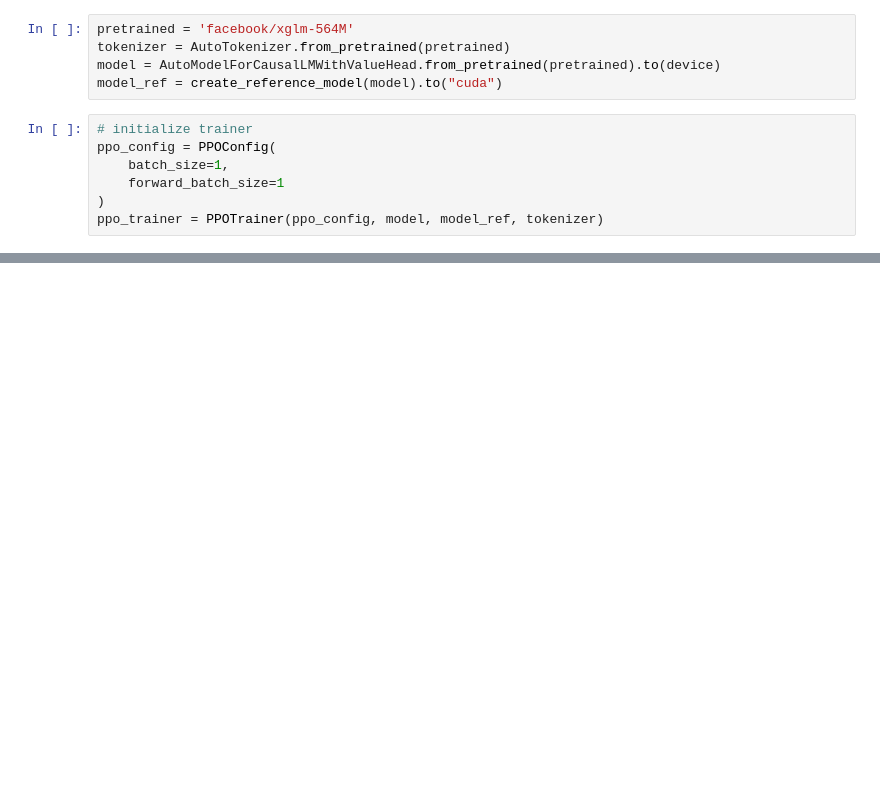
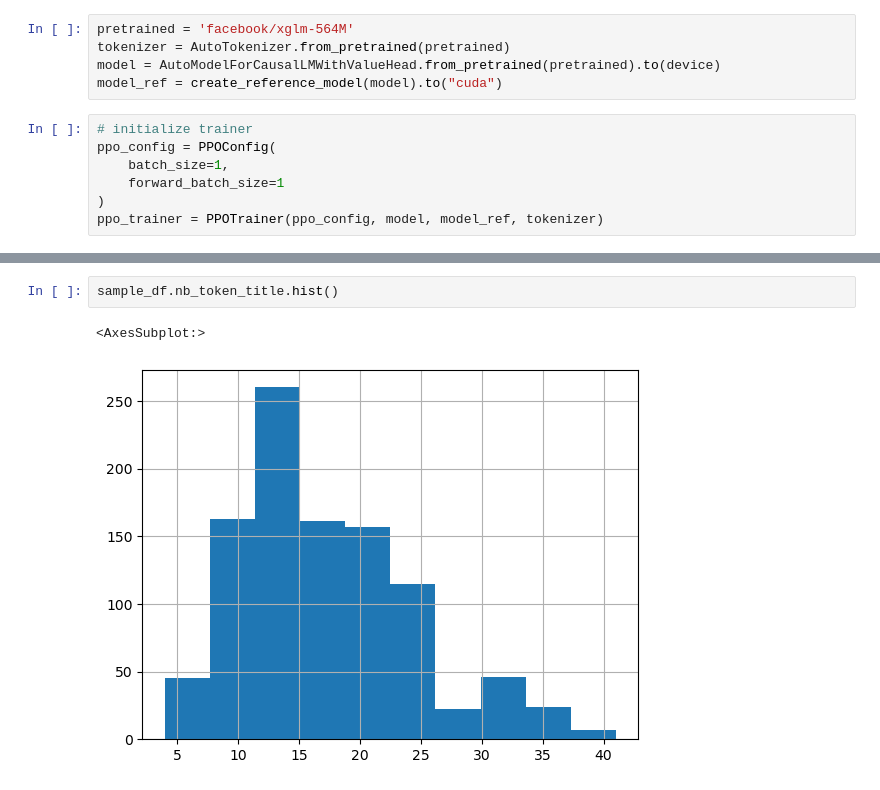
Before and after one commit to PyThaiNLP/WangChanGLM, a Jupyter notebook: notebook/explore_xglm.ipynb, the cells around one changed output, grey strips where cells are left out. Drawn from its saved outputs; the diff is of its cells as text; blank space fills up the shorter version.

```diff
--- a/notebook/explore_xglm.ipynb
+++ b/notebook/explore_xglm.ipynb
@@ -197,0 +275,5 @@ all_df[['title','body','']]
+# %%
+sample_df.nb_token_title.hist()
+# %% [output]
+<AxesSubplot:>
+[figure, added]
```
Also changed, not shown: parts of 30 cells of this notebook, 1 other file.
